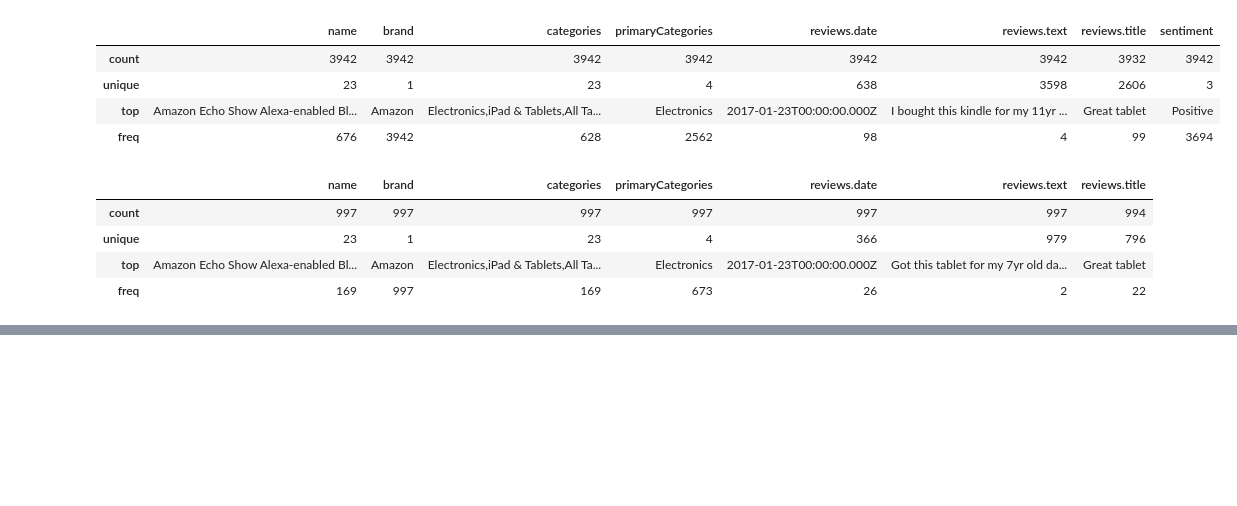
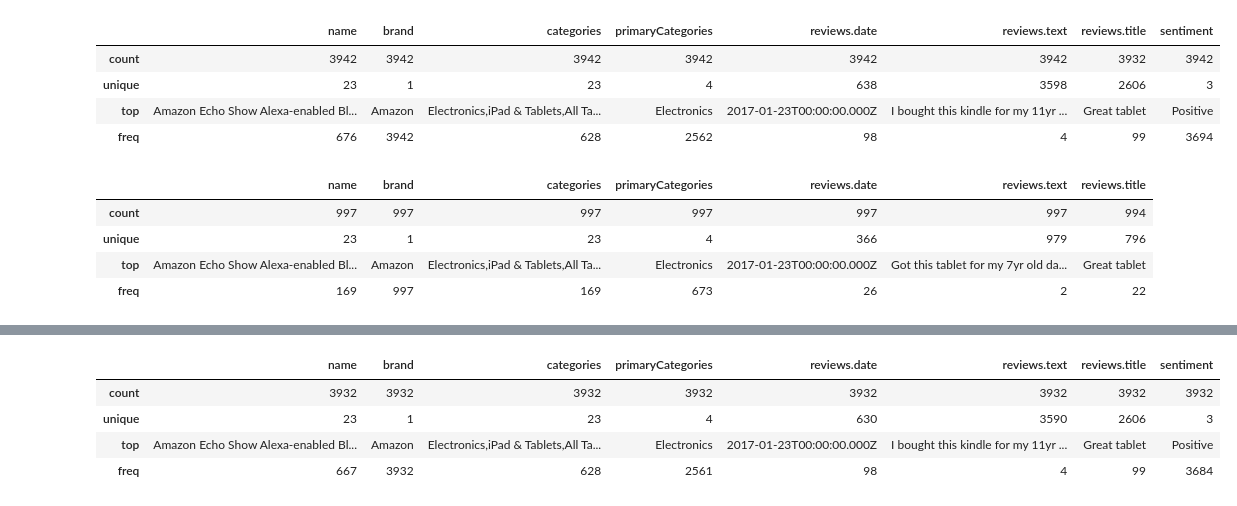
Before and after one commit to stanley-mah/MSA_FYP, a Jupyter notebook: data_cleaning.ipynb, the cells around one changed output, grey strips where cells are left out. Saved outputs shown, nothing was run; the diff lists cells and outputs as text; code cells hidden in the pictures; blank space fills up the shorter version.

```diff
--- a/data_cleaning.ipynb
+++ b/data_cleaning.ipynb
@@ -112,0 +166,8 @@ test.describe()
+# %%
+train.describe()
+# %% [output]
+|  | name | brand | categories | primaryCategories | reviews.date | reviews.text | reviews.title | sentiment |
+| count | 3932 | 3932 | 3932 | 3932 | 3932 | 3932 | 3932 | 3932 |
+| unique | 23 | 1 | 23 | 4 | 630 | 3590 | 2606 | 3 |
+| top | Amazon Echo Show Alexa-enabled Bl... | Amazon | Electronics,iPad & Tablets,All Ta... | Electronics | 2017-01-23T00:00:00.000Z | I bought this kindle for my 11yr ... | Great tablet | Positive |
+| freq | 667 | 3932 | 628 | 2561 | 98 | 4 | 99 | 3684 |
```
Also changed, not shown: parts of 23 cells of this notebook.
